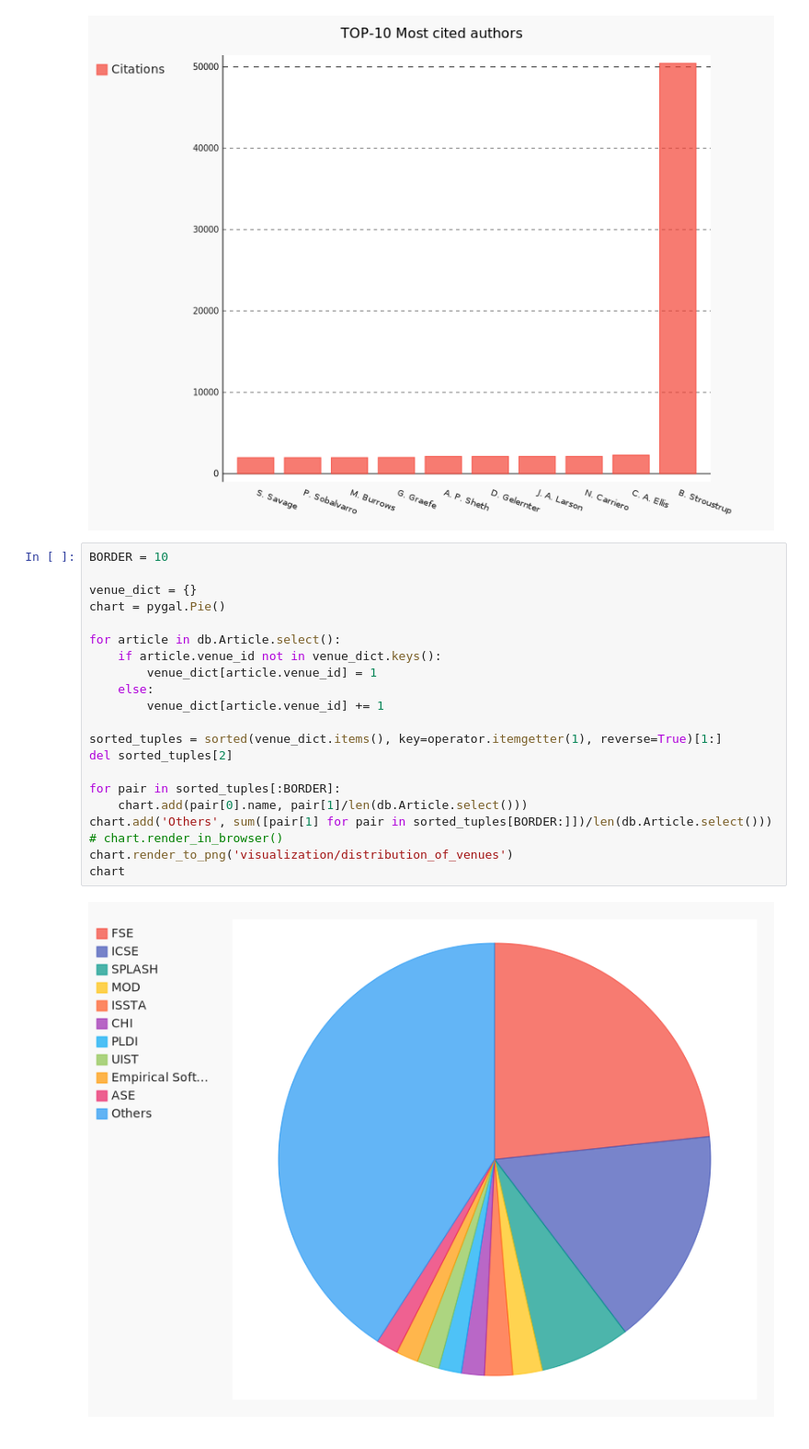
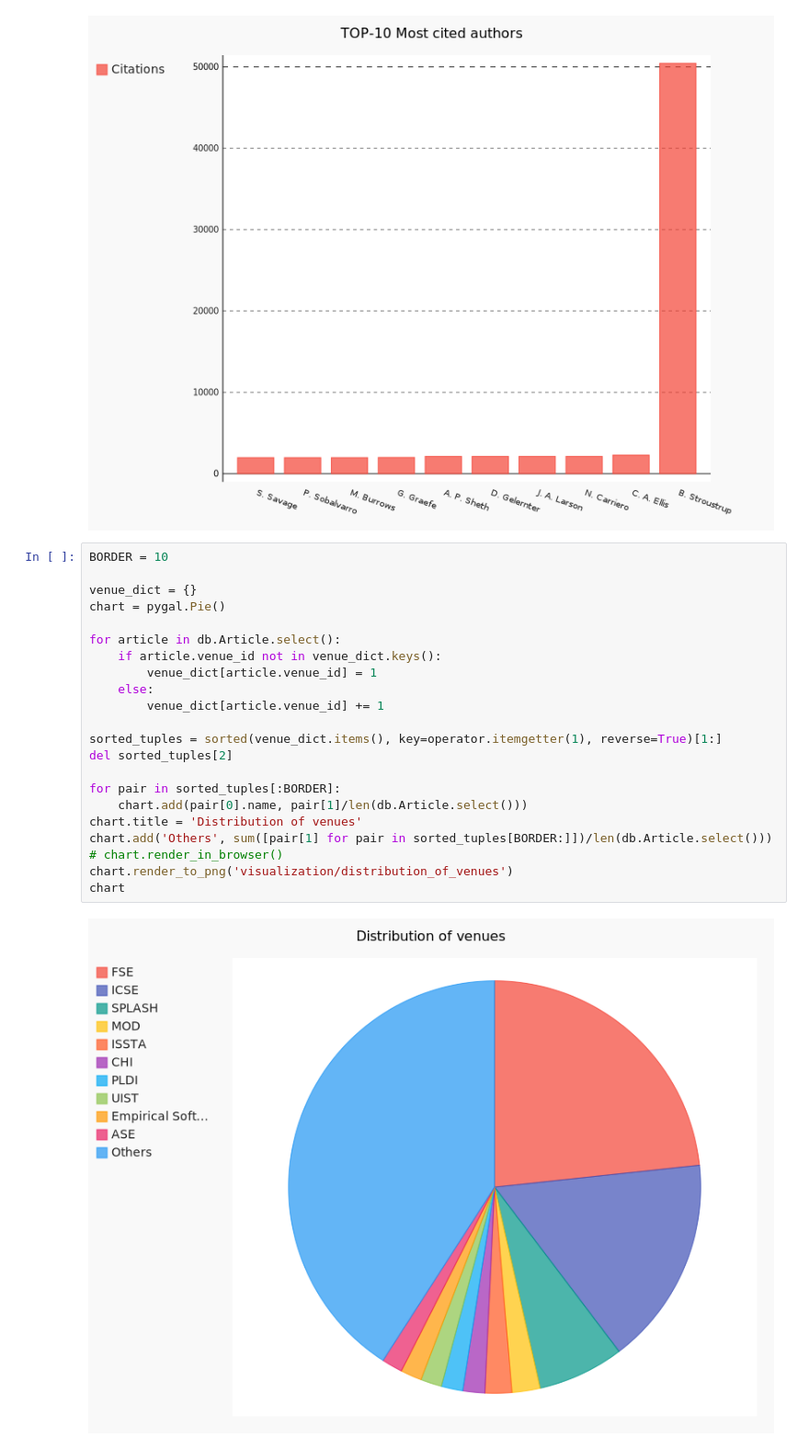
Before and after one commit to FaLArt/Citation-network, a Jupyter notebook: notebook/Analyze. Extra Part. Collecting statistic.ipynb, the cells around one changed output. Shown at 92% size. Cells and saved outputs as stored; diff of their text form.

```diff
--- a/notebook/Analyze. Extra Part. Collecting statistic.ipynb
+++ b/notebook/Analyze. Extra Part. Collecting statistic.ipynb
@@ -33,23 +33,24 @@ chart
 # %%
 BORDER = 10
 
 venue_dict = {}
 chart = pygal.Pie()
 
 for article in db.Article.select():
     if article.venue_id not in venue_dict.keys():
         venue_dict[article.venue_id] = 1
     else:
         venue_dict[article.venue_id] += 1
 
 sorted_tuples = sorted(venue_dict.items(), key=operator.itemgetter(1), reverse=True)[1:]
 del sorted_tuples[2]
 
 for pair in sorted_tuples[:BORDER]:
     chart.add(pair[0].name, pair[1]/len(db.Article.select()))
+chart.title = 'Distribution of venues'
 chart.add('Others', sum([pair[1] for pair in sorted_tuples[BORDER:]])/len(db.Article.select()))
 # chart.render_in_browser()
 chart.render_to_png('visualization/distribution_of_venues')
 chart
 # %% [output]
-[figure, old version]
+[figure, new version]
```
Also changed, not shown: parts of 3 cells of this notebook, 10 other files.
